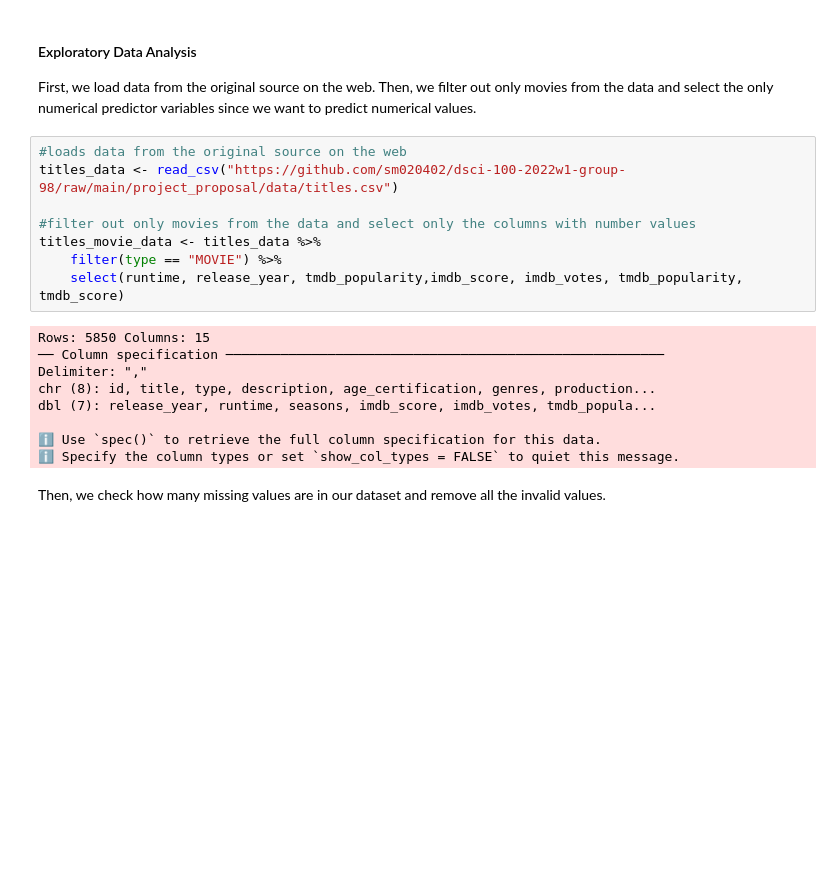
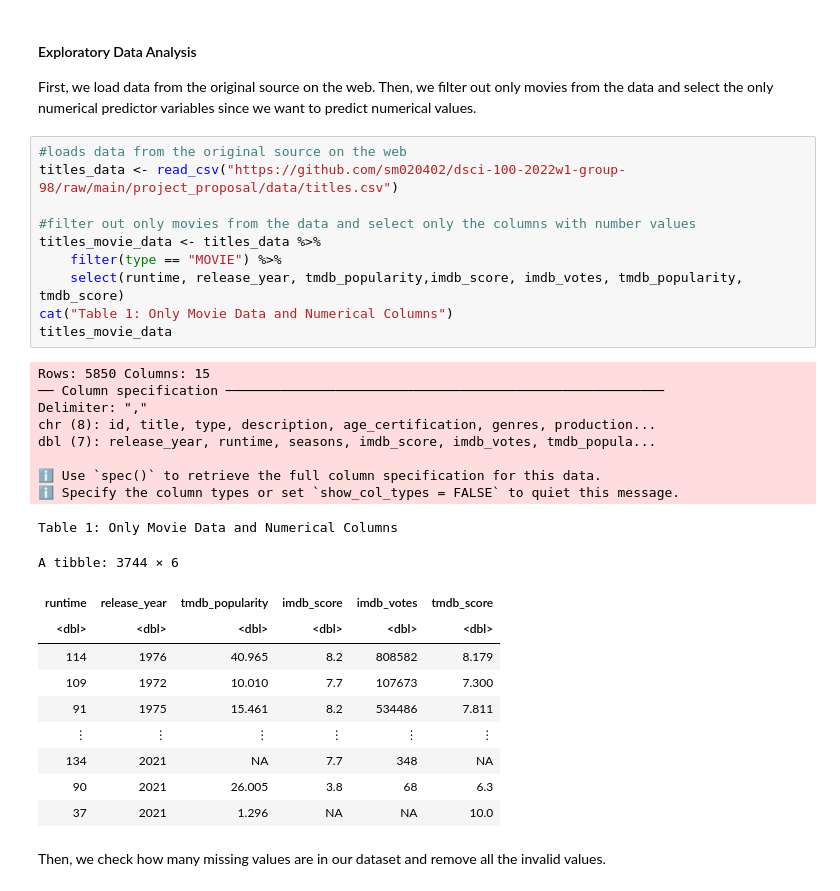
Before and after one commit to sm020402/dsci-100-2022w1-group-98, a Jupyter notebook: project_proposal/report.ipynb, the cells around one changed output. Saved outputs shown, nothing was run; the diff lists cells and outputs as text; blank space fills up the shorter version.

Commit message:
add table names

```diff
--- a/project_proposal/report.ipynb
+++ b/project_proposal/report.ipynb
@@ -48,20 +48,33 @@ First, we load data from the original source on the web. Then, we filter out onl
 # %%
 #loads data from the original source on the web
 titles_data <- read_csv("https://github.com/sm020402/dsci-100-2022w1-group-98/raw/main/project_proposal/data/titles.csv")
 
 #filter out only movies from the data and select only the columns with number values
 titles_movie_data <- titles_data %>%
     filter(type == "MOVIE") %>%
     select(runtime, release_year, tmdb_popularity,imdb_score, imdb_votes, tmdb_popularity, tmdb_score)
+cat("Table 1: Only Movie Data and Numerical Columns")
+titles_movie_data
 # %% [output]
 Rows: 5850 Columns: 15
 ── Column specification ────────────────────────────────────────────────────────
 Delimiter: ","
 chr (8): id, title, type, description, age_certification, genres, production...
 dbl (7): release_year, runtime, seasons, imdb_score, imdb_votes, tmdb_popula...
 
 ℹ Use `spec()` to retrieve the full column specification for this data.
 ℹ Specify the column types or set `show_col_types = FALSE` to quiet this message.
+Table 1: Only Movie Data and Numerical Columns
+A tibble: 3744 × 6
+| runtime | release_year | tmdb_popularity | imdb_score | imdb_votes | tmdb_score |
+| <dbl> | <dbl> | <dbl> | <dbl> | <dbl> | <dbl> |
+| 114 | 1976 | 40.965 | 8.2 | 808582 | 8.179 |
+| 109 | 1972 | 10.010 | 7.7 | 107673 | 7.300 |
+| 91 | 1975 | 15.461 | 8.2 | 534486 | 7.811 |
+| ⋮ | ⋮ | ⋮ | ⋮ | ⋮ | ⋮ |
+| 134 | 2021 | NA | 7.7 | 348 | NA |
+| 90 | 2021 | 26.005 | 3.8 | 68 | 6.3 |
+| 37 | 2021 | 1.296 | NA | NA | 10.0 |
 # %% [markdown]
 Then, we check how many missing values are in our dataset and remove all the invalid values.
 # %%
```
Also changed, not shown: parts of 8 cells of this notebook.
